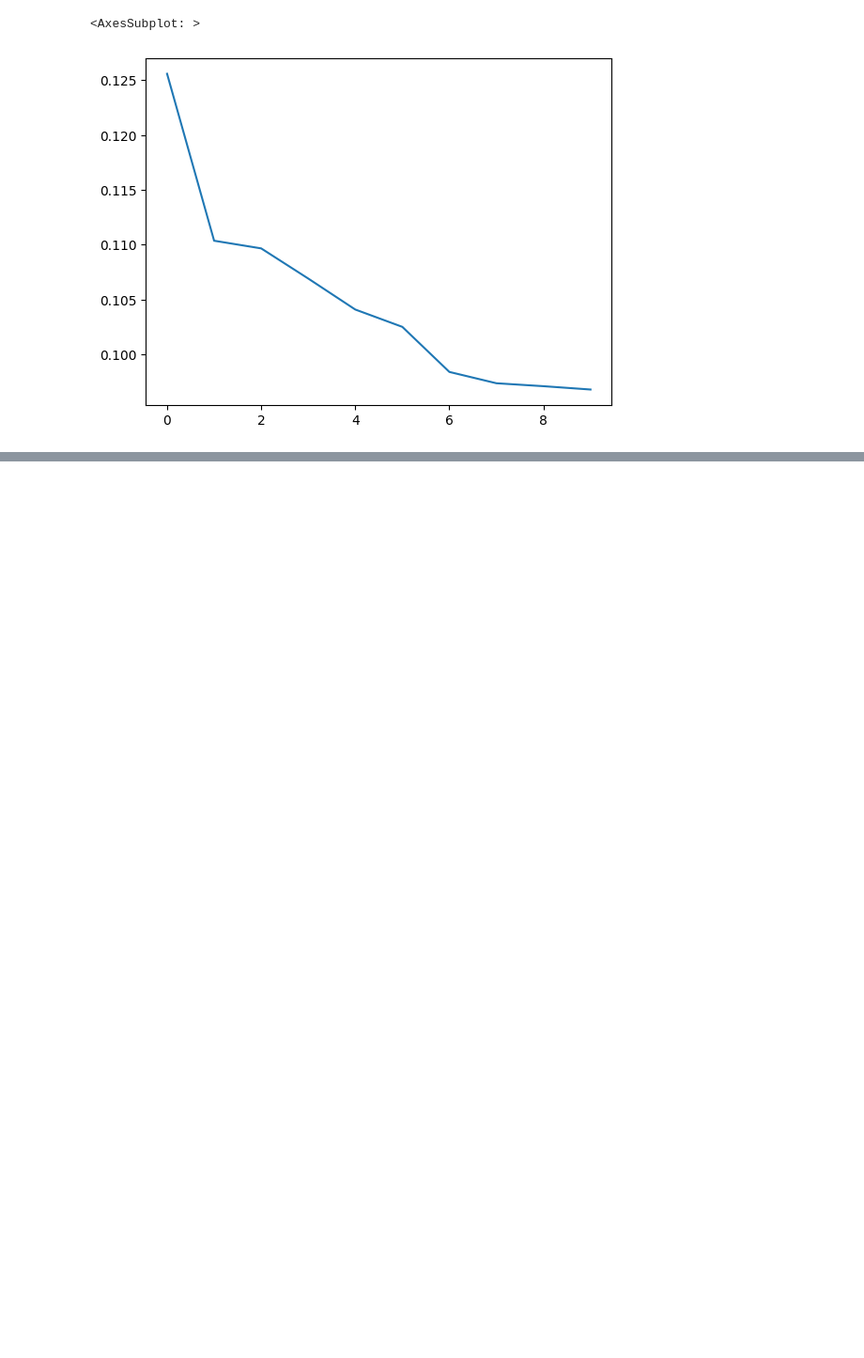
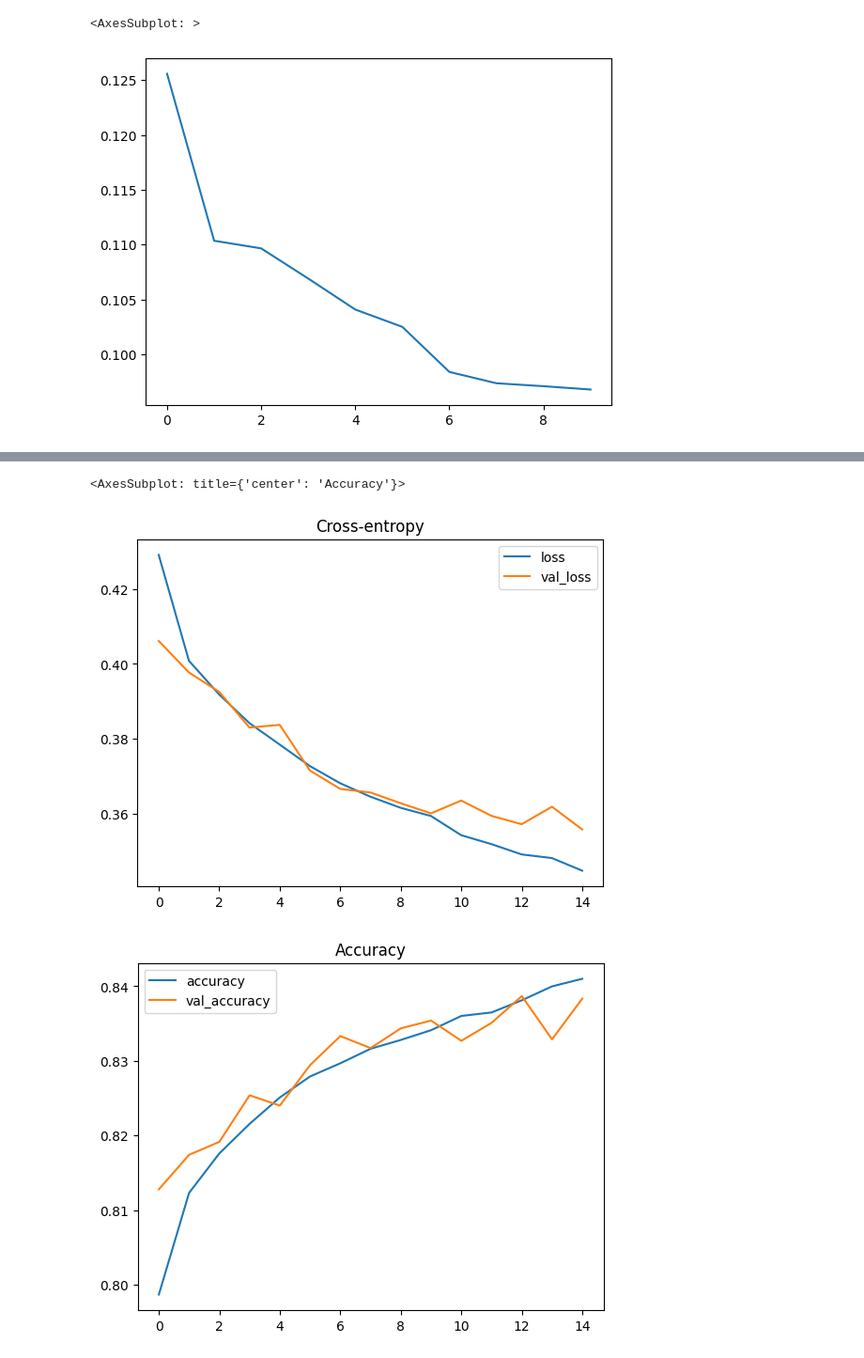
Before and after one commit to akr808/refreshers, a Jupyter notebook: ml_interim_refreshers/deep_learning.ipynb, the cells around one changed output, grey strips where cells are left out. Shown at 94% size. Drawn from its saved outputs; the diff is of its cells as text; code cells hidden in the pictures; blank space fills up the shorter version.

```diff
--- a/ml_interim_refreshers/deep_learning.ipynb
+++ b/ml_interim_refreshers/deep_learning.ipynb
@@ -195,0 +351,29 @@ history_df['loss'].plot()
+# %%
+shape = X_train.shape[1]
+# %%
+#Binary Classifier in Deep learning
+
+bin_model = keras.Sequential([
+    layers.Input(shape=shape),
+    layers.BatchNormalization(),
+    layers.Dense(units=256, activation='relu'),
+    layers.Dropout(rate=0.25),
+    layers.Dense(units=500,activation='relu'),
+    layers.Dense(units=1,activation='sigmoid')
+])
+
+early_stopping = keras.callbacks.EarlyStopping(min_delta=0.01,patience=5)
+
+bin_model.compile(optimizer='adam',loss='binary_crossentropy',metrics=['accuracy'])
+history = bin_model.fit(
+    X_train, y_train,
+    validation_data=(X_valid, y_valid),
+    batch_size=200,
+    epochs=80,
+    callbacks=[early_stopping]
+    #verbose= 0
+)
+history_df = pd.DataFrame(history.history)
+history_df.loc[:, ['loss', 'val_loss']].plot(title="Cross-entropy")
+history_df.loc[:, ['accuracy', 'val_accuracy']].plot(title="Accuracy")
+# %% [output]
@@ -195,0 +397,3 @@ history_df['loss'].plot()
+<AxesSubplot: title={'center': 'Accuracy'}>
+[figure, added]
+[figure, added]
```
Also changed, not shown: parts of 10 cells of this notebook.
